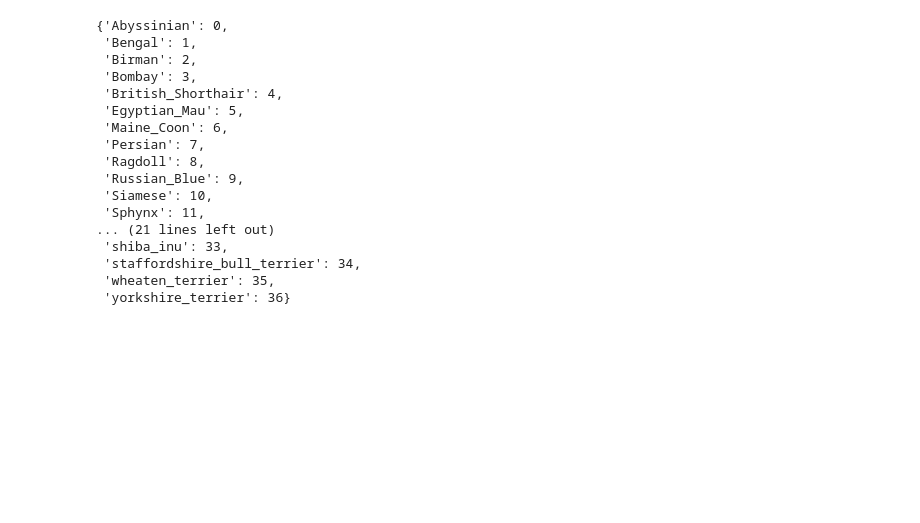
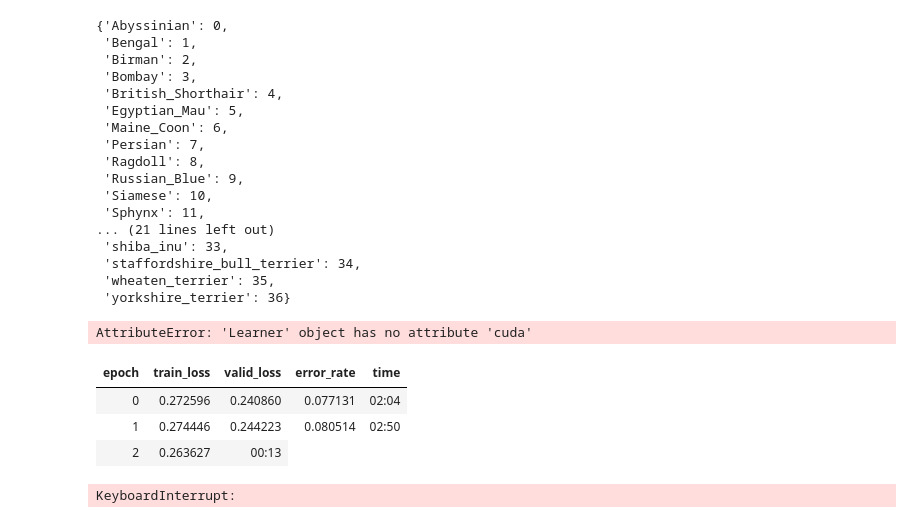
Before and after one commit to Legnica1241/fastai-nbs, a Jupyter notebook: catsvsdogs_new.ipynb, the cells around one changed output. Cells and saved outputs as stored; diff of their text form; code cells hidden in the pictures; blank space fills up the shorter version.

```diff
--- a/catsvsdogs_new.ipynb
+++ b/catsvsdogs_new.ipynb
@@ -70,3 +70,17 @@ dls.vocab.o2i
  'staffordshire_bull_terrier': 34,
  'wheaten_terrier': 35,
  'yorkshire_terrier': 36}
+# %%
+learn=cnn_learner(dls,resnet34,pretrained=True,metrics=error_rate).to_fp16()
+# %%
+learn.model.cuda()
+# %% [output]
+AttributeError: 'Learner' object has no attribute 'cuda'
+# %%
+learn.fit_one_cycle(4)
+# %% [output]
+| epoch | train_loss | valid_loss | error_rate | time |
+| 0 | 0.272596 | 0.240860 | 0.077131 | 02:04 |
+| 1 | 0.274446 | 0.244223 | 0.080514 | 02:50 |
+| 2 | 0.263627 | 00:13 |
+KeyboardInterrupt:
```
Also changed, not shown: parts of 2 cells of this notebook.
